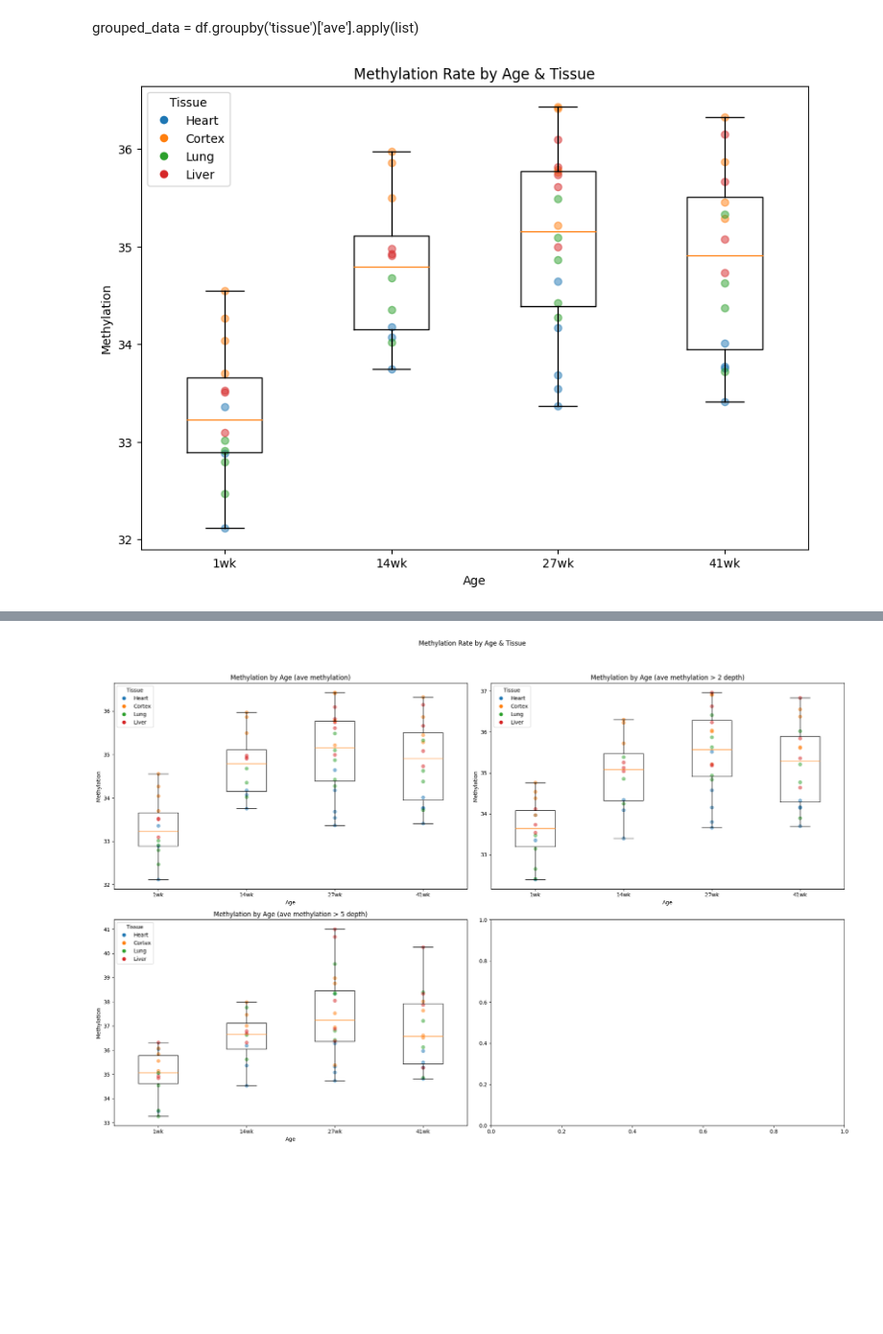
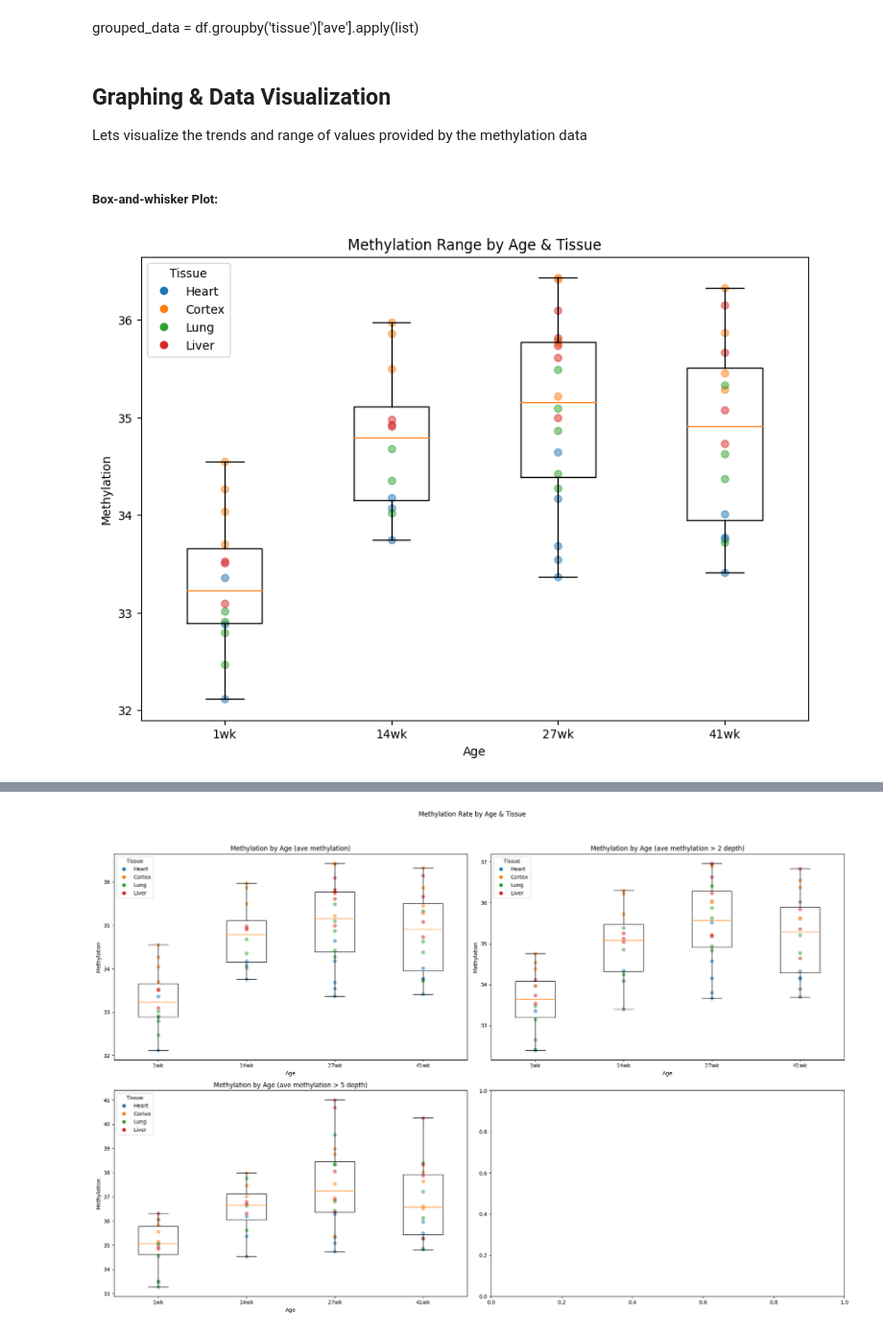
Before and after one commit to hunterDRuebsamen/Bioinformatic_Lab-1, a Jupyter notebook: methyl_analysis.ipynb, the cells around one changed output, grey strips where cells are left out. Shown: that part at 96% size. Cells and saved outputs as stored; diff of their text form; code cells hidden in the pictures; blank space fills up the shorter version.

```diff
--- a/methyl_analysis.ipynb
+++ b/methyl_analysis.ipynb
@@ -180,54 +181,52 @@ print(age_df['ave methylation > 5 depth'].mean())
 36.45061328118506
 # %% [markdown]
 grouped_data = df.groupby('tissue')['ave'].apply(list)
+# %% [markdown]
+## Graphing & Data Visualization
+
+Lets visualize the trends and range of values provided by the methylation data
+# %%
+# initialize iterable list for graphs
+age_list = df['age'].unique()
+unique_tissues = df['tissue'].unique()
+color_map = {tissue: f'C{i}' for i, tissue in enumerate(unique_tissues)}
+# %% [markdown]
+##### **Box-and-whisker Plot**:
 # %%
-# fig, ax = plt.subplot()
-
 # Setup overall figure and add a single plot to it
 fig = plt.figure(figsize =(10, 7))
 ax = fig.add_subplot()
 
 
-
-
 # Convert the df into series and plot said series to boxplots
-age_groups = ['1wk', '14wk', '27wk', '41wk']
 box_data = df.groupby('age', sort=False)['ave methylation'].apply(list)
-scatter_data = [df[df['age'] == age]['ave methylation'] for age in age_groups]
 data = box_data.values
 data[0],data[1] = data[1],data[0]
 bp = ax.boxplot(data)
 
-
-# Create a list of unique tissues
-unique_tissues = df['tissue'].unique()
-
-# Assign a color to each tissue
-color_map = {tissue: f'C{i}' for i, tissue in enumerate(unique_tissues)}
-
 # Add scatter plots for each tissue
-for i, age in enumerate(age_groups):
+for i, age in enumerate(age_list):
     age_data = df[df['age'] == age]
     for tissue in unique_tissues:
-        scatter_data = age_data[age_data['tissue'] == tissue]['ave methylation']
-        scatter_x = [i+1] * len(scatter_data)
-        ax.scatter(scatter_x, scatter_data, color=color_map[tissue], alpha=0.5)
+        scatter_y = age_data[age_data['tissue'] == tissue]['ave methylation']
+        scatter_x = [i+1] * len(scatter_y) # Each y-value from above must have a x-value
+        ax.scatter(scatter_x, scatter_y, color=color_map[tissue], alpha=0.5)
 
 # Set x-axis labels
-ax.set_xticks(range(1, len(age_groups)+1))
-ax.set_xticklabels(age_groups)
+ax.set_xticks(range(1, len(age_list)+1))
+ax.set_xticklabels(age_list)
 
 # Set labels and title
 ax.set_xlabel('Age')
 ax.set_ylabel('Methylation')
 ax.set_title('Methylation by Age')
 
 # Create custom legend for tissues
 scatter_labels = [plt.Line2D([0], [0], marker='o', color='w', markerfacecolor=color_map[tissue], markersize=8) for tissue in unique_tissues]
 plt.legend(scatter_labels, unique_tissues, title='Tissue')
 
 # Label Overall Figure and Display
-plt.title('Methylation Rate by Age & Tissue')
+plt.title('Methylation Range by Age & Tissue')
 plt.show();
 # %% [output]
-[figure, old version]
+[figure, new version]
```
Also changed, not shown: parts of 4 cells of this notebook.
